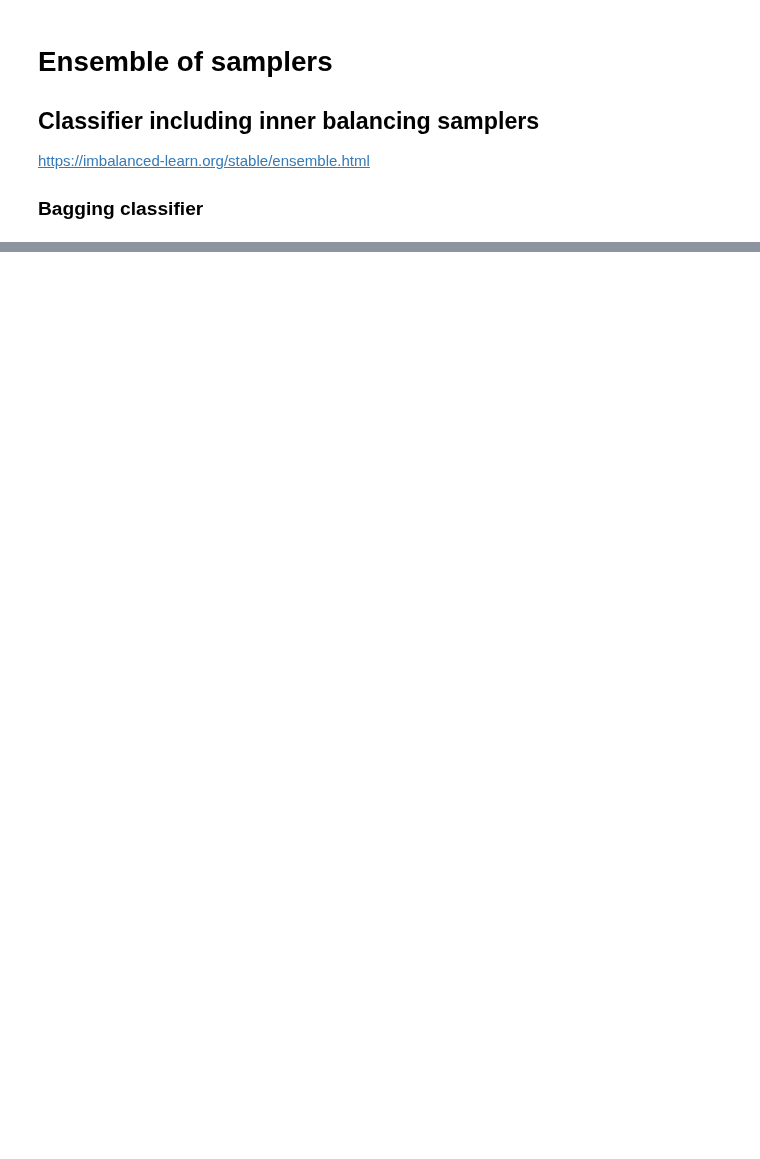
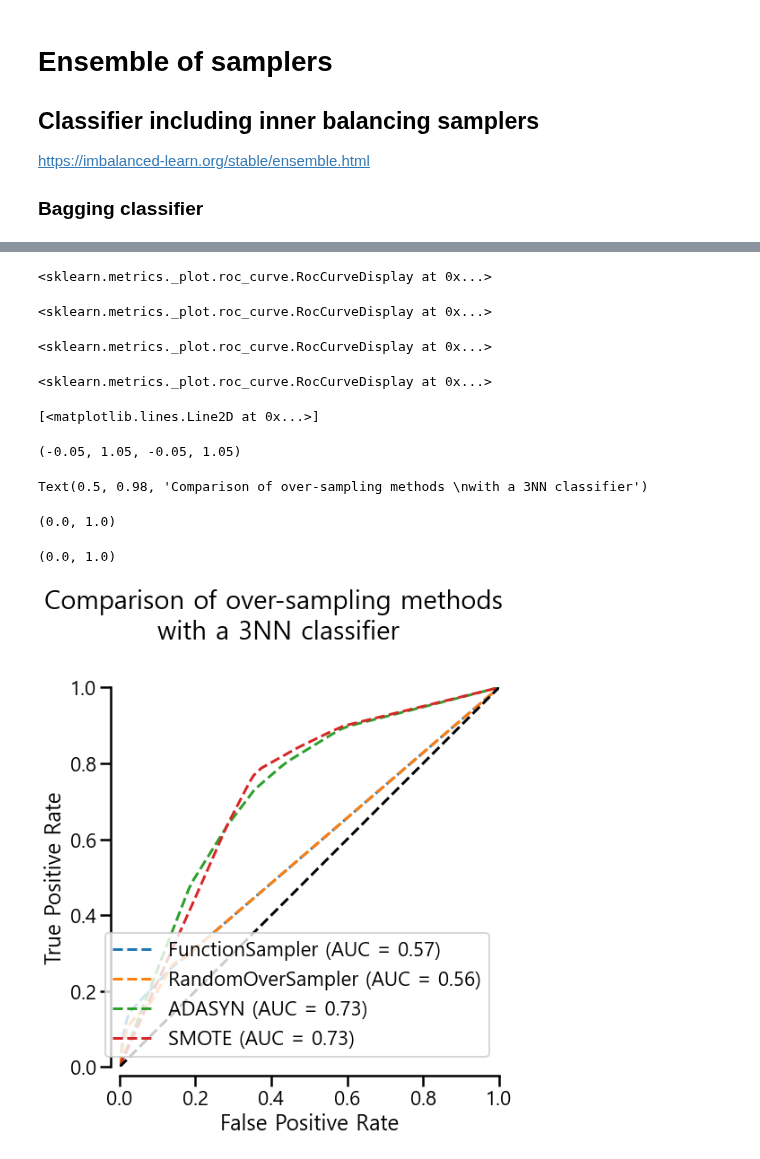
Before and after one commit to ancestor9/aSSIST, a Jupyter notebook: 17_SMOTE imbalance data.ipynb, the cells around one changed output, grey strips where cells are left out. Cells and saved outputs as stored; diff of their text form; code cells hidden in the pictures; blank space fills up the shorter version.

```diff
--- a/17_SMOTE imbalance data.ipynb
+++ b/17_SMOTE imbalance data.ipynb
@@ -133,0 +203,18 @@ array([0.55950734, 0.51173524, 0.57998663])
+# %%
+from imblearn import FunctionSampler
+from imblearn.over_sampling import ADASYN, RandomOverSampler, SMOTE
+from imblearn.pipeline import make_pipeline
+from sklearn.neighbors import KNeighborsClassifier
+
+classifier = KNeighborsClassifier(n_neighbors=3)
+
+pipeline = [
+    make_pipeline(FunctionSampler(), classifier),
+    make_pipeline(RandomOverSampler(random_state=42), classifier),
+    make_pipeline(ADASYN(random_state=42), classifier),
+    make_pipeline(SMOTE(random_state=42), classifier),
+]
+# %%
+from sklearn.model_selection import StratifiedKFold
+
+cv = StratifiedKFold(n_splits=3)
@@ -133,0 +278,26 @@ array([0.55950734, 0.51173524, 0.57998663])
+# %%
+import seaborn as sns
+sns.set_context("poster")
+
+fig, ax = plt.subplots(figsize=(9, 9))
+for d in disp:
+    d.plot(ax=ax, linestyle="--")
+ax.plot([0, 1], [0, 1], linestyle="--", color="k")
+ax.axis("square")
+fig.suptitle("Comparison of over-sampling methods \nwith a 3NN classifier")
+ax.set_xlim([0, 1])
+ax.set_ylim([0, 1])
+sns.despine(offset=10, ax=ax)
+plt.tight_layout()
+plt.show()
+# %% [output]
+<sklearn.metrics._plot.roc_curve.RocCurveDisplay at 0x...>
+<sklearn.metrics._plot.roc_curve.RocCurveDisplay at 0x...>
+<sklearn.metrics._plot.roc_curve.RocCurveDisplay at 0x...>
+<sklearn.metrics._plot.roc_curve.RocCurveDisplay at 0x...>
+[<matplotlib.lines.Line2D at 0x...>]
+(-0.05, 1.05, -0.05, 1.05)
+Text(0.5, 0.98, 'Comparison of over-sampling methods \nwith a 3NN classifier')
+(0.0, 1.0)
+(0.0, 1.0)
+[figure, added]
```
Also changed, not shown: parts of 18 cells of this notebook.
